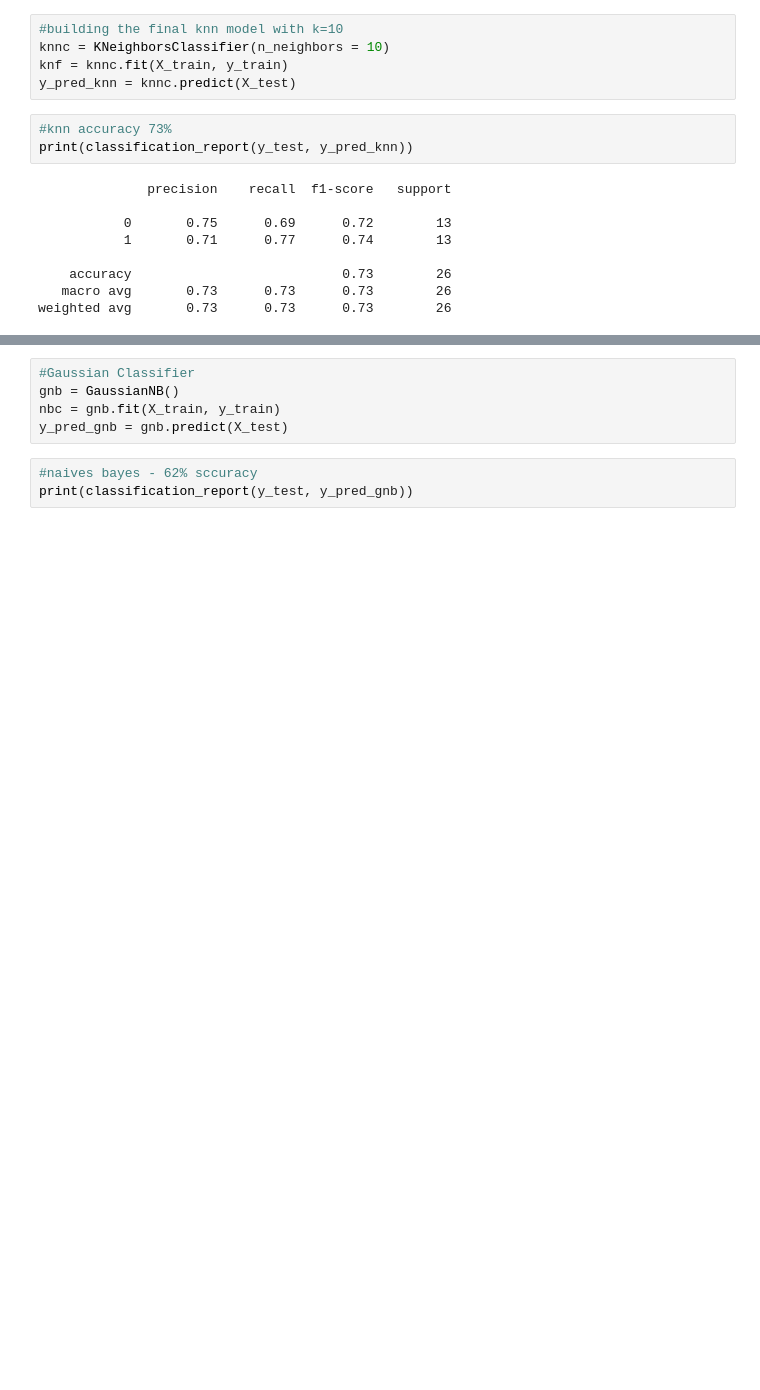
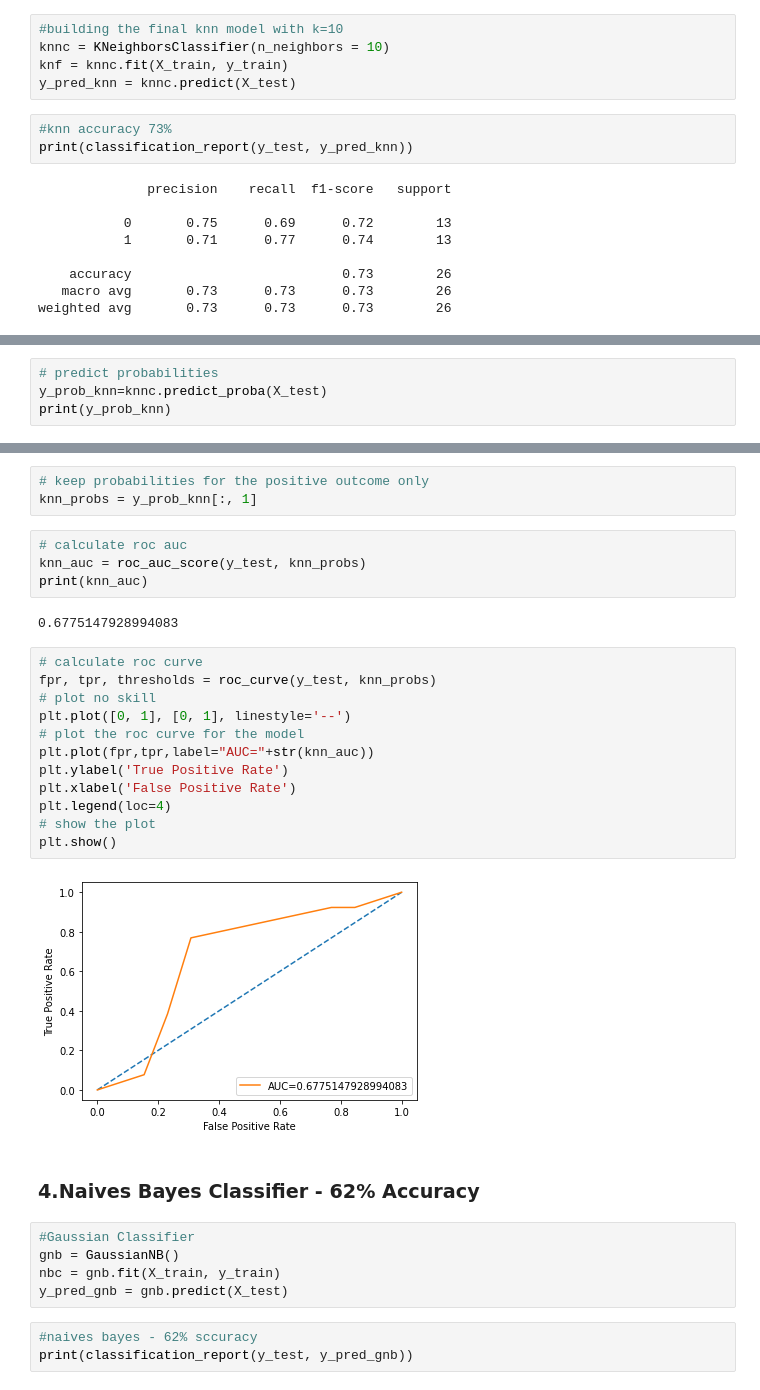
Before and after one commit to vidya2901/NfMew1sbUdVHQDGV, a Jupyter notebook: happiness-survey.ipynb, the cells around one changed output, grey strips where cells are left out. Cells and saved outputs as stored; diff of their text form; blank space fills up the shorter version.

```diff
--- a/happiness-survey.ipynb
+++ b/happiness-survey.ipynb
@@ -238,0 +292,4 @@ weighted avg       0.73      0.73      0.73        26
+# %%
+# predict probabilities
+y_prob_knn=knnc.predict_proba(X_test)
+print(y_prob_knn)
@@ -239,3 +314,28 @@ weighted avg       0.73      0.73      0.73        26
+# %%
+# keep probabilities for the positive outcome only
+knn_probs = y_prob_knn[:, 1]
+# %%
+# calculate roc auc
+knn_auc = roc_auc_score(y_test, knn_probs)
+print(knn_auc)
+# %% [output]
+0.6775147928994083
+# %%
+# calculate roc curve
+fpr, tpr, thresholds = roc_curve(y_test, knn_probs)
+# plot no skill
+plt.plot([0, 1], [0, 1], linestyle='--')
+# plot the roc curve for the model
+plt.plot(fpr,tpr,label="AUC="+str(knn_auc))
+plt.ylabel('True Positive Rate')
+plt.xlabel('False Positive Rate')
+plt.legend(loc=4)
+# show the plot
+plt.show()
+# %% [output]
+[figure, added]
+# %% [markdown]
+### 4.Naives Bayes Classifier - 62% Accuracy
 # %%
 #Gaussian Classifier
 gnb = GaussianNB()
```
Also changed, not shown: parts of 91 cells of this notebook.
